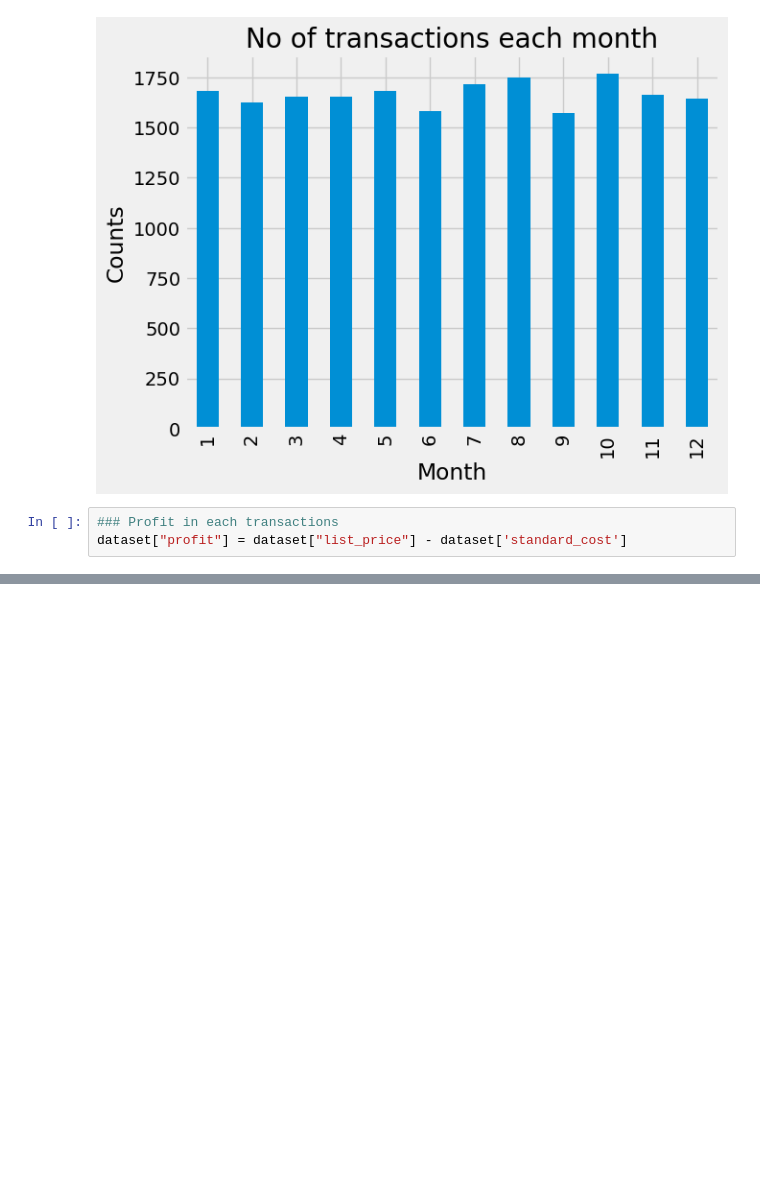
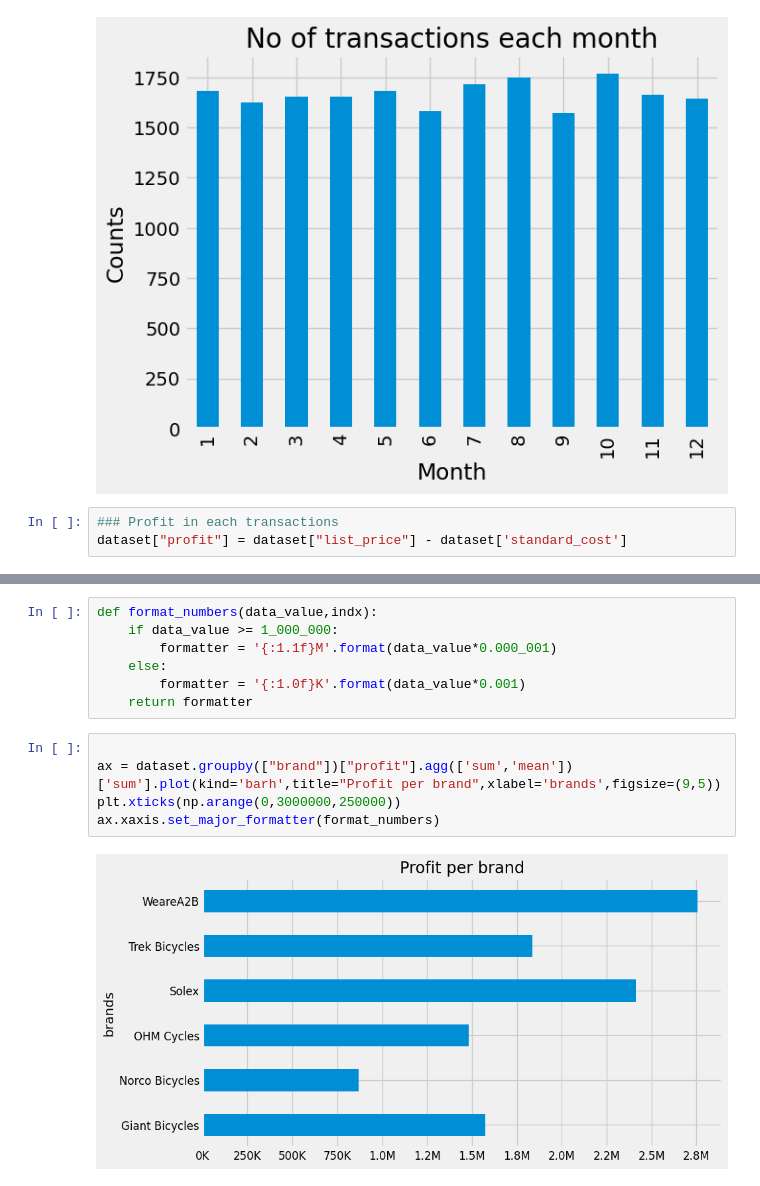
Before and after one commit to Rojanmhj2055/Sprocket-dataset, a Jupyter notebook: KPMG_Data_analyis/Transactions.ipynb, the cells around one changed output, grey strips where cells are left out. Saved outputs shown, nothing was run; the diff lists cells and outputs as text; blank space fills up the shorter version.

```diff
--- a/KPMG_Data_analyis/Transactions.ipynb
+++ b/KPMG_Data_analyis/Transactions.ipynb
@@ -100,0 +145,14 @@ dataset.head(11)
+# %%
+def format_numbers(data_value,indx):
+    if data_value >= 1_000_000:
+        formatter = '{:1.1f}M'.format(data_value*0.000_001)
+    else:
+        formatter = '{:1.0f}K'.format(data_value*0.001)
+    return formatter
+# %%
+
+ax = dataset.groupby(["brand"])["profit"].agg(['sum','mean'])['sum'].plot(kind='barh',title="Profit per brand",xlabel='brands',figsize=(9,5))
+plt.xticks(np.arange(0,3000000,250000))
+ax.xaxis.set_major_formatter(format_numbers)
+# %% [output]
+[figure, added]
```
Also changed, not shown: parts of 6 cells of this notebook.
